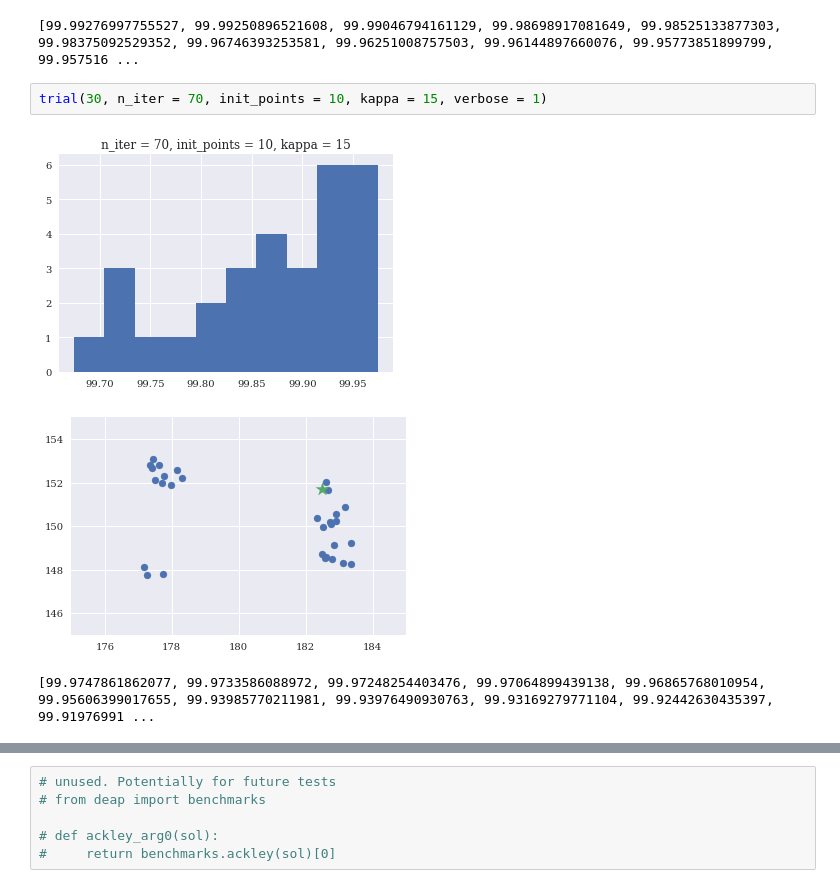
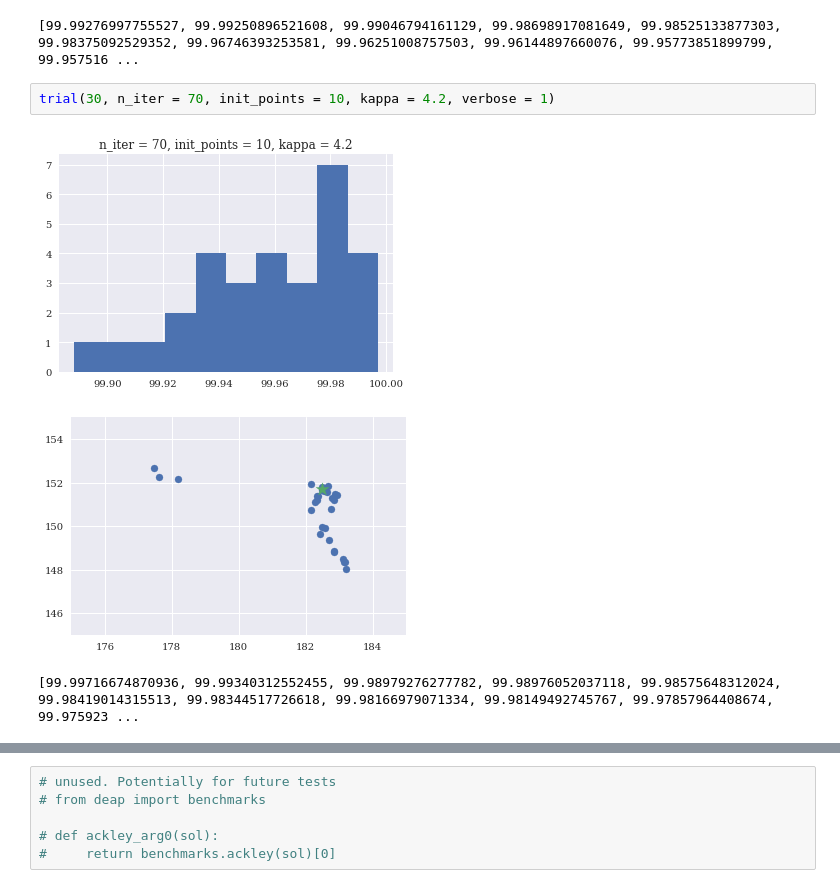
Before and after one commit to yubinhu/ParameterOptimization, a Jupyter notebook: venus-simulation.ipynb, the cells around one changed output, grey strips where cells are left out. Drawn from its saved outputs; the diff is of its cells as text.

```diff
--- a/venus-simulation.ipynb
+++ b/venus-simulation.ipynb
@@ -235,9 +235,9 @@ trial(30, n_iter = 70, init_points = 5, kappa = 4.2, verbose = 1)
 [figure]
 [99.99276997755527, 99.99250896521608, 99.99046794161129, 99.98698917081649, 99.98525133877303, 99.98375092529352, 99.96746393253581, 99.96251008757503, 99.96144897660076, 99.95773851899799, 99.957516 ...
 # %%
-trial(30, n_iter = 70, init_points = 10, kappa = 15, verbose = 1)
+trial(30, n_iter = 70, init_points = 10, kappa = 4.2, verbose = 1)
 # %% [output]
-[figure, old version]
+[figure, new version]
-[figure, old version]
+[figure, new version]
-[99.9747861862077, 99.9733586088972, 99.97248254403476, 99.97064899439138, 99.96865768010954, 99.95606399017655, 99.93985770211981, 99.93976490930763, 99.93169279771104, 99.92442630435397, 99.91976991 ...
+[99.99716674870936, 99.99340312552455, 99.98979276277782, 99.98976052037118, 99.98575648312024, 99.98419014315513, 99.98344517726618, 99.98166979071334, 99.98149492745767, 99.97857964408674, 99.975923 ...
 # %%
```
Also changed, not shown: parts of 9 cells of this notebook.
